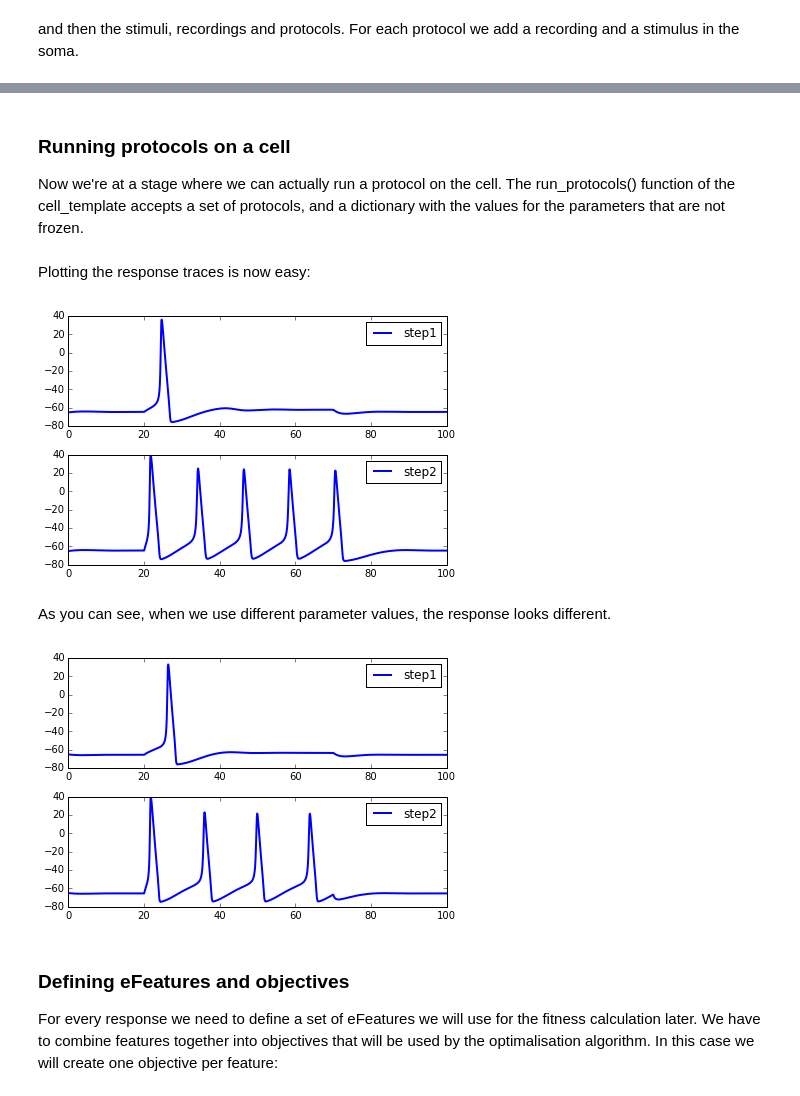
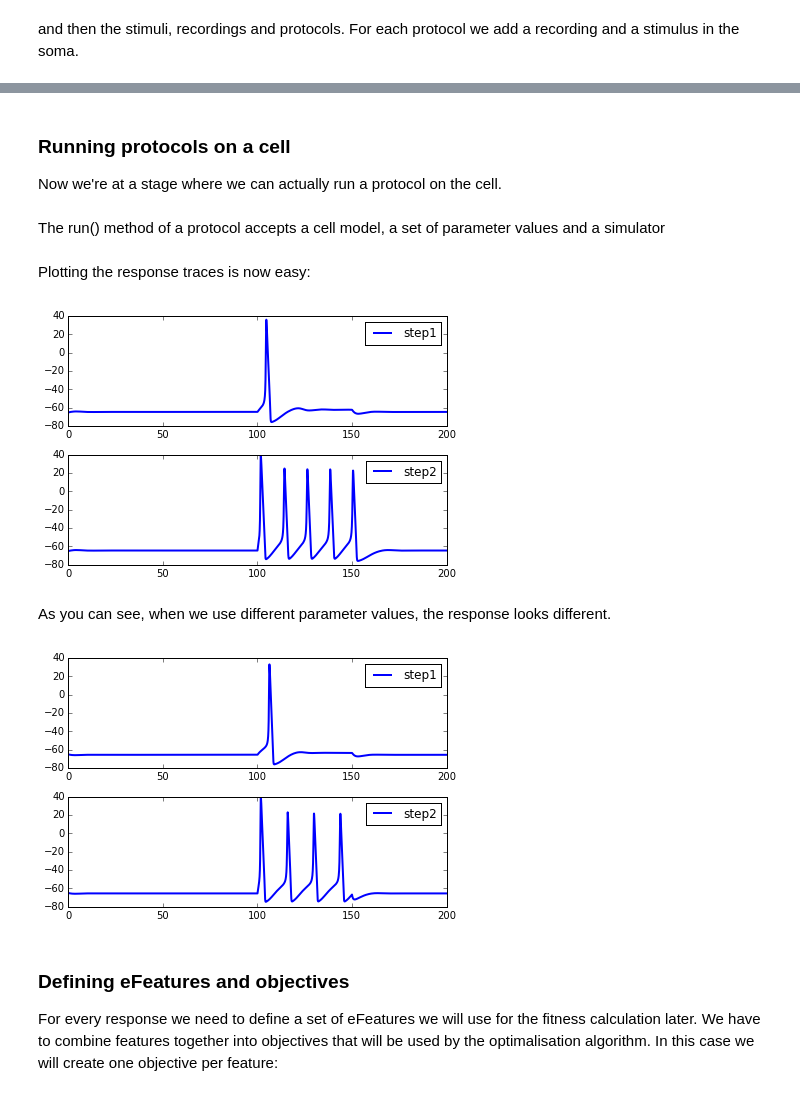
Before and after one commit to BlueBrain/BluePyOpt, a Jupyter notebook: examples/simplecell/simplecell-paperfig.ipynb, the cells around one changed output, grey strips where cells are left out. Drawn from its saved outputs; the diff is of its cells as text; code cells hidden in the pictures.

Commit message:
Version of simplecell paperfig that can handle new API

```diff
--- a/examples/simplecell/simplecell-paperfig.ipynb
+++ b/examples/simplecell/simplecell-paperfig.ipynb
@@ -122,18 +122,18 @@ soma_loc = ephys.locations.NrnSeclistCompLocation(
 # %% [markdown]
 and then the stimuli, recordings and protocols. For each protocol we add a recording and a stimulus in the soma.
 # %%
-protocols = {}
+sweep_protocols = []
 for protocol_name, amplitude in [('step1', 0.01), ('step2', 0.05)]:
     stim = ephys.stimuli.NrnSquarePulse(
                 step_amplitude=amplitude,
-                step_delay=20,
+                step_delay=100,
                 step_duration=50,
                 location=soma_loc,
-                total_duration=100)
+                total_duration=200)
     rec = ephys.recordings.CompRecording(
             name='%s.soma.v' % protocol_name,
             location=soma_loc,
             variable='v')
-    protocol = ephys.protocols.Protocol(protocol_name, [stim], [rec])
-    protocols[protocol.name] = protocol
-    print protocol
+    protocol = ephys.protocols.SweepProtocol(protocol_name, [stim], [rec])
+    sweep_protocols.append(protocol)
+twostep_protocol = ephys.protocols.SequenceProtocol('twostep', protocols=sweep_protocols)
@@ -152,10 +140,14 @@ step2:
 # %% [markdown]
 ### Running protocols on a cell
 
-Now we're at a stage where we can actually run a protocol on the cell. The run_protocols() function of the cell_template accepts a set of protocols, and a dictionary with the values for the parameters that are not frozen.
+Now we're at a stage where we can actually run a protocol on the cell.
+# %%
+nrn = ephys.simulators.NrnSimulator()
+# %% [markdown]
+The run() method of a protocol accepts a cell model, a set of parameter values and a simulator
 # %%
 default_params = {'gnabar_hh': 0.1, 'gkbar_hh': 0.03}
-responses = simple_cell.run_protocols(protocols, param_values=default_params)
+responses = twostep_protocol.run(cell_model=simple_cell, param_values=default_params, sim=nrn)
 # %% [markdown]
 Plotting the response traces is now easy:
 # %%
@@ -170,14 +162,14 @@ def plot_responses(responses):
 
 plot_responses(responses)
 # %% [output]
-[figure, old version]
+[figure, new version]
 # %% [markdown]
 As you can see, when we use different parameter values, the response looks different.
 # %%
 other_params = {'gnabar_hh': 0.11, 'gkbar_hh': 0.04}
-plot_responses(simple_cell.run_protocols(protocols, param_values=other_params))
+plot_responses(twostep_protocol.run(cell_model=simple_cell, param_values=other_params, sim=nrn))
 # %% [output]
-[figure, old version]
+[figure, new version]
 # %% [markdown]
 ### Defining eFeatures and objectives
 
```
Also changed, not shown: parts of 9 cells of this notebook.
